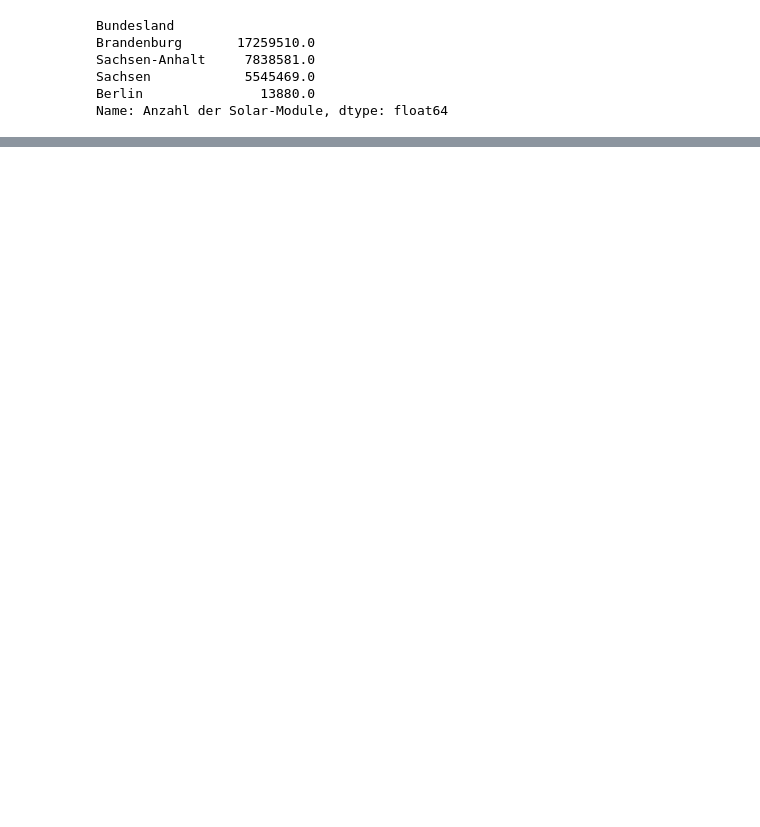
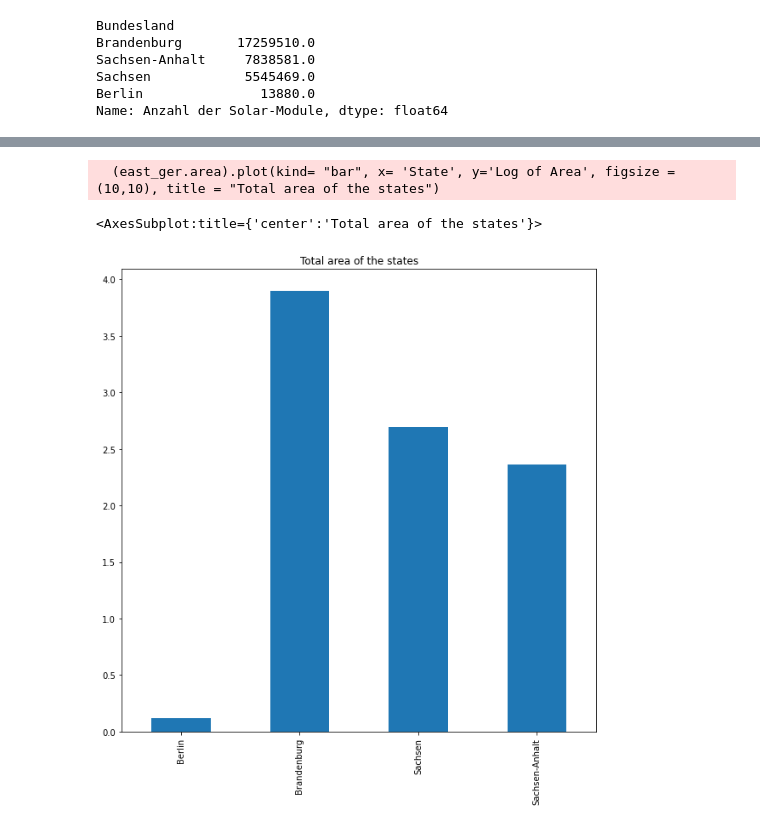
Before and after one commit to siddharthyashaswee/DVA-LAB, a Jupyter notebook: Agro_PV_Data/PV_analysis.ipynb, the cells around one changed output, grey strips where cells are left out. Drawn from its saved outputs; the diff is of its cells as text; code cells hidden in the pictures; blank space fills up the shorter version.

```diff
--- a/Agro_PV_Data/PV_analysis.ipynb
+++ b/Agro_PV_Data/PV_analysis.ipynb
@@ -365,0 +245,7 @@ Name: Anzahl der Solar-Module, dtype: float64
+# %%
+east_ger.index = east_germany
+(east_ger.area).plot(kind= "bar", x= 'State', y='Log of Area', figsize = (10,10), title = "Total area of the states")
+# %% [output]
+  (east_ger.area).plot(kind= "bar", x= 'State', y='Log of Area', figsize = (10,10), title = "Total area of the states")
+<AxesSubplot:title={'center':'Total area of the states'}>
+[figure, added]
```
Also changed, not shown: parts of 29 cells of this notebook.
